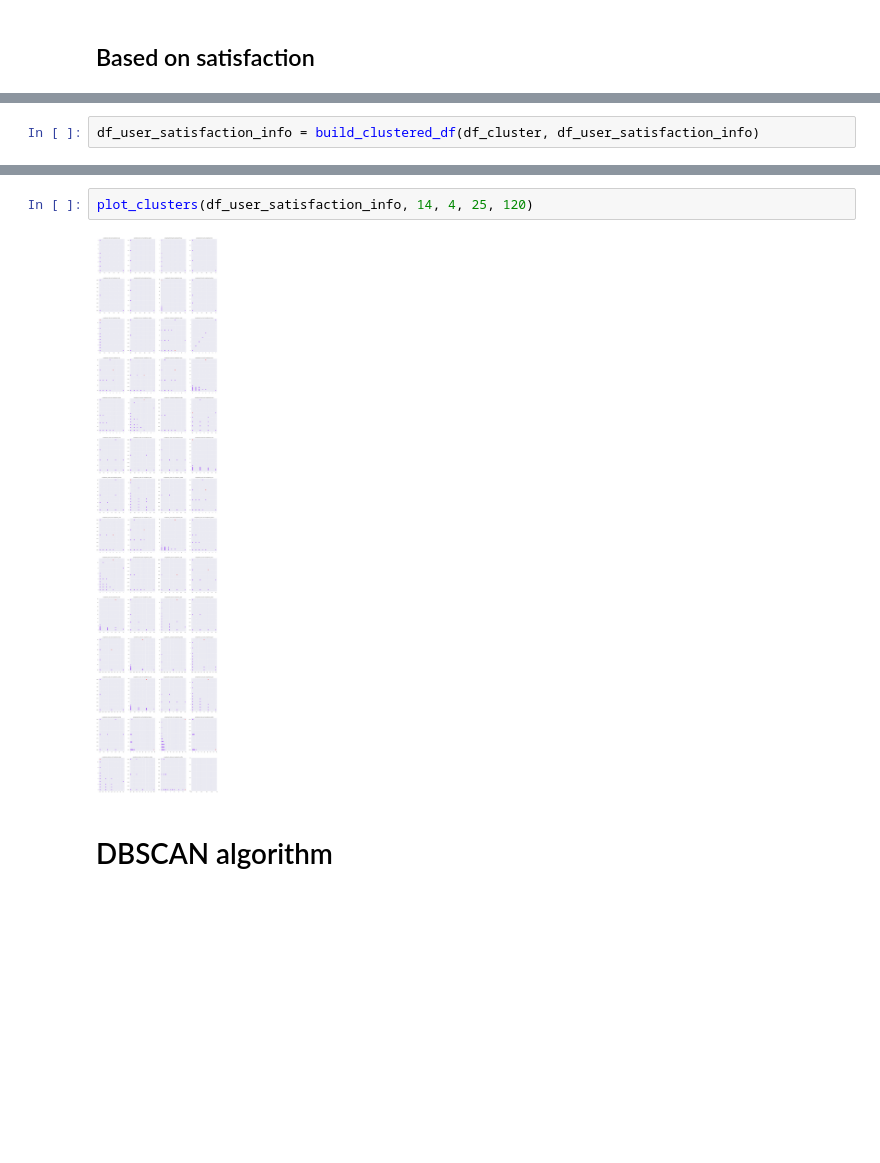
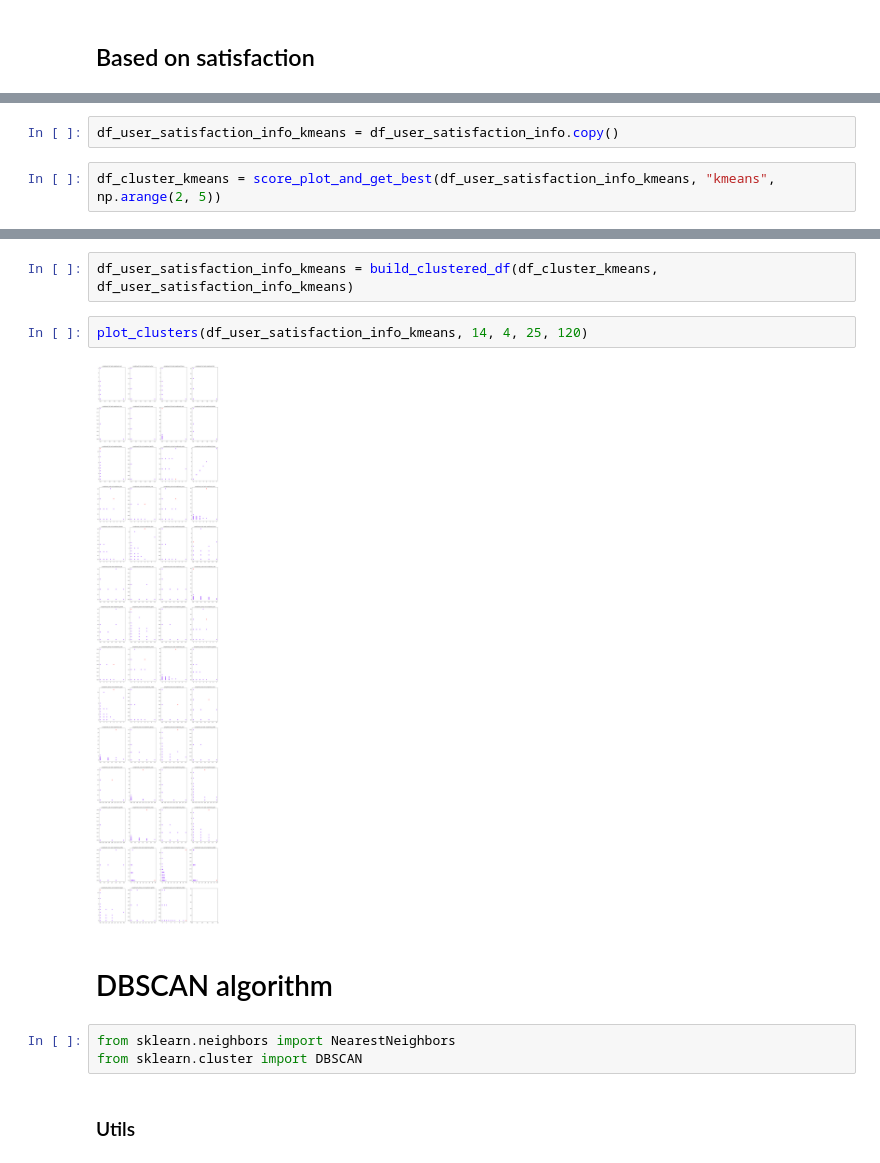
Before and after one commit to AT181903/YelpDatasetAnalysis, a Jupyter notebook: users_task.ipynb, the cells around one changed output, grey strips where cells are left out. Saved outputs shown, nothing was run; the diff lists cells and outputs as text; blank space fills up the shorter version.

```diff
--- a/users_task.ipynb
+++ b/users_task.ipynb
@@ -226,2 +227,4 @@ Best number of cluster: 2
-# %%
-df_user_satisfaction_info = build_clustered_df(df_cluster, df_user_satisfaction_info)
+# %%
+df_user_satisfaction_info_kmeans = df_user_satisfaction_info.copy()
+# %%
+df_cluster_kmeans = score_plot_and_get_best(df_user_satisfaction_info_kmeans, "kmeans", np.arange(2, 5))
@@ -228,6 +239,13 @@ df_user_satisfaction_info = build_clustered_df(df_cluster, df_user_satisfaction_
+# %%
+df_user_satisfaction_info_kmeans = build_clustered_df(df_cluster_kmeans, df_user_satisfaction_info_kmeans)
 # %%
-plot_clusters(df_user_satisfaction_info, 14, 4, 25, 120)
+plot_clusters(df_user_satisfaction_info_kmeans, 14, 4, 25, 120)
 # %% [output]
-[figure, old version]
+[figure, new version]
 # %% [markdown]
 # DBSCAN algorithm
+# %%
+from sklearn.neighbors import NearestNeighbors
+from sklearn.cluster import DBSCAN
+# %% [markdown]
+### Utils
```
Also changed, not shown: parts of 46 cells of this notebook.
